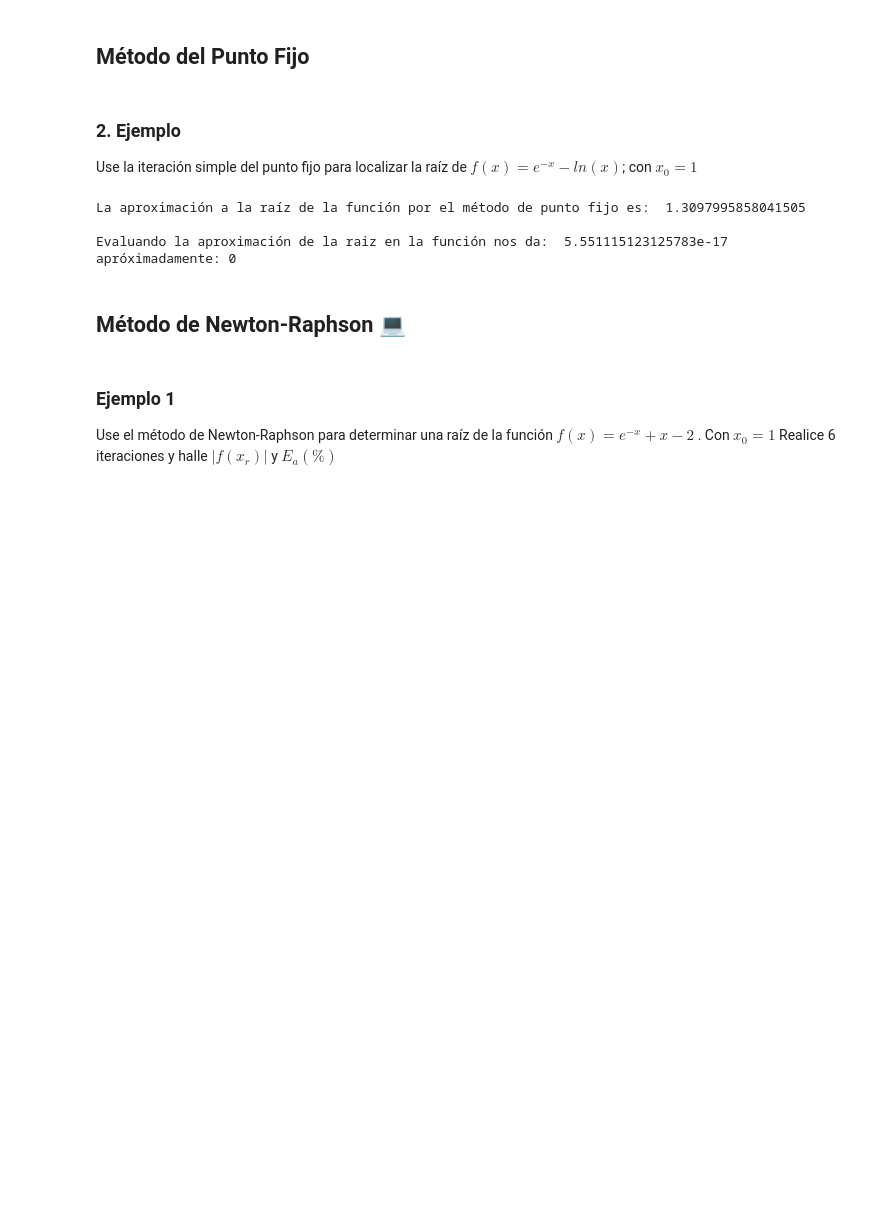
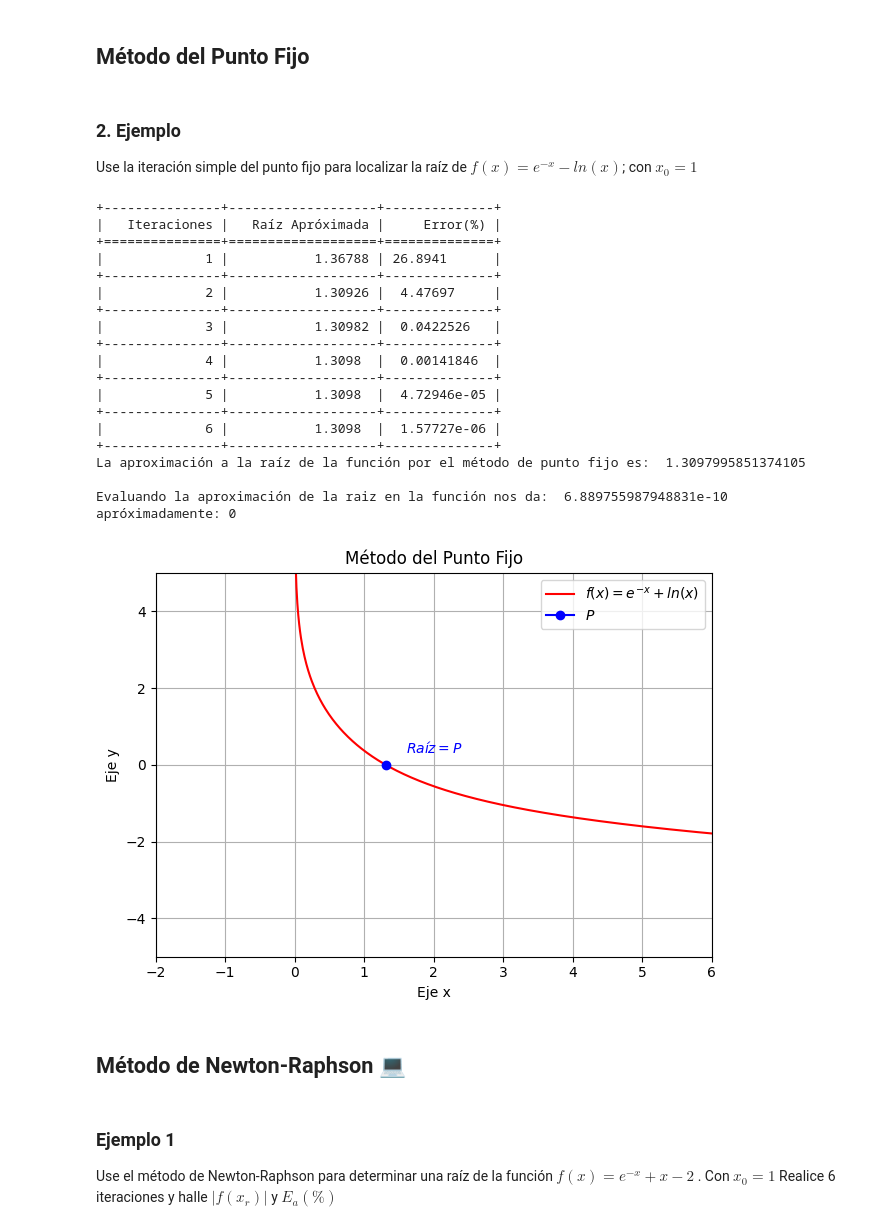
Before and after one commit to Juan-Pablo-17/NumericalMethods, a Jupyter notebook: MetodosNumericosYEjercicios.ipynb, the cells around one changed output. Drawn from its saved outputs; the diff is of its cells as text; code cells hidden in the pictures; blank space fills up the shorter version.

```diff
--- a/MetodosNumericosYEjercicios.ipynb
+++ b/MetodosNumericosYEjercicios.ipynb
@@ -150,17 +150,24 @@ Use la iteración simple del punto fijo para localizar la raíz de $f(x) = e^{-x
 ### Importación de librerías ###
 #------------------------------------------------------------------------------------------
 
-import math
+import numpy as np
+from tabulate import tabulate
+import matplotlib.pyplot as plt
 
 #------------------------------------------------------------------------------------------
 ### Método del Punto Fijo ###
 #------------------------------------------------------------------------------------------
+
+data = []
 
 def MetodoPuntoFijo(f, x_0, iteraciones = 1):
     i = 0
     while(i <= iteraciones):
         g_x = f(x_0) + x_0
         i += 1
+        error = abs((g_x - x_0)/g_x)*100
+        Lista = [i, g_x, error]
+        data.append(Lista)
         x_0 = g_x
     return(g_x)
 
@@ -169,37 +176,90 @@ def MetodoPuntoFijo(f, x_0, iteraciones = 1):
 #------------------------------------------------------------------------------------------
 
 def f_1(x):
-  return(math.exp(-x) - math.log(x))
+  return(np.exp(-x) - np.log(x))
 
 #------------------------------------------------------------------------------------------
 ### Solicitar al usuario los valores del intervalo y la tolerancia que desee ###
 #------------------------------------------------------------------------------------------
 
 x0 = float(input("Ingrese el valor de la primera apróximación a la raíz. x_0 ="))
 
 Iteraciones = int(input("¿Cuántas iteraciones desea que el programa realice?"))
 
 #------------------------------------------------------------------------------------------
 ### Llamando la función ###
 #------------------------------------------------------------------------------------------
 
 Raiz = MetodoPuntoFijo(f_1, x0, Iteraciones)
 
 Eval = f_1(Raiz)
 
 #------------------------------------------------------------------------------------------
 ### Imprimir ###
 #------------------------------------------------------------------------------------------
 
+head = ["Iteraciones", "Raíz Apróximada", "Error(%)"]
+
+print(tabulate(data, headers = head, tablefmt = "grid"))
+
 print("La aproximación a la raíz de la función por el método de punto fijo es: ", Raiz )
 
 print()
 
 print("Evaluando la aproximación de la raiz en la función nos da: ", f_1(Raiz), "apróximadamente:", round(f_1(Raiz)))
+
+#------------------------------------------------------------------------------------------
+### Gráficas ###
+#------------------------------------------------------------------------------------------
+
+## Definiendo las gráficas
+
+fig_1 = plt.figure("Método del Punto Fijo")
+
+ax1 = fig_1.add_subplot()
+
+x = np.linspace(0, 13, 1000)
+
+## Grafica de la Función
+
+ax1.plot(x, f_1(x), "r", label = "$f(x) = e^{-x} + ln(x)$")      #Función
+ax1.plot(Raiz, Eval, marker = "o", color = "b", label = "$P$")   #Raíz aproximada de la función
+
+v = [-2,6,-5,5]         #Acotamiento de la gráfica para x, y
+
+#Detalles de la gráfica
+
+plt.subplot()
+plt.xlabel("Eje x")
+plt.ylabel("Eje y")
+plt.title("Método del Punto Fijo")
+plt.grid()
+plt.axis(v)
+plt.text(Raiz + 0.3, Eval + 0.3 , "$Raíz=P$", color="b")
+plt.legend(loc=1)
+
+plt.tight_layout()
+plt.show()
 # %% [output]
-La aproximación a la raíz de la función por el método de punto fijo es:  1.3097995858041505
++---------------+-------------------+--------------+
+|   Iteraciones |   Raíz Apróximada |     Error(%) |
++===============+===================+==============+
+|             1 |           1.36788 | 26.8941      |
++---------------+-------------------+--------------+
+|             2 |           1.30926 |  4.47697     |
++---------------+-------------------+--------------+
+|             3 |           1.30982 |  0.0422526   |
++---------------+-------------------+--------------+
+|             4 |           1.3098  |  0.00141846  |
++---------------+-------------------+--------------+
+|             5 |           1.3098  |  4.72946e-05 |
++---------------+-------------------+--------------+
+|             6 |           1.3098  |  1.57727e-06 |
++---------------+-------------------+--------------+
+La aproximación a la raíz de la función por el método de punto fijo es:  1.3097995851374105
 
-Evaluando la aproximación de la raiz en la función nos da:  5.551115123125783e-17 apróximadamente: 0
+Evaluando la aproximación de la raiz en la función nos da:  6.889755987948831e-10 apróximadamente: 0
+[figure, added]
 # %% [markdown]
 ## Método de Newton-Raphson 💻
 # %% [markdown]
```
Also changed, not shown: parts of 6 cells of this notebook, 1 other file.
